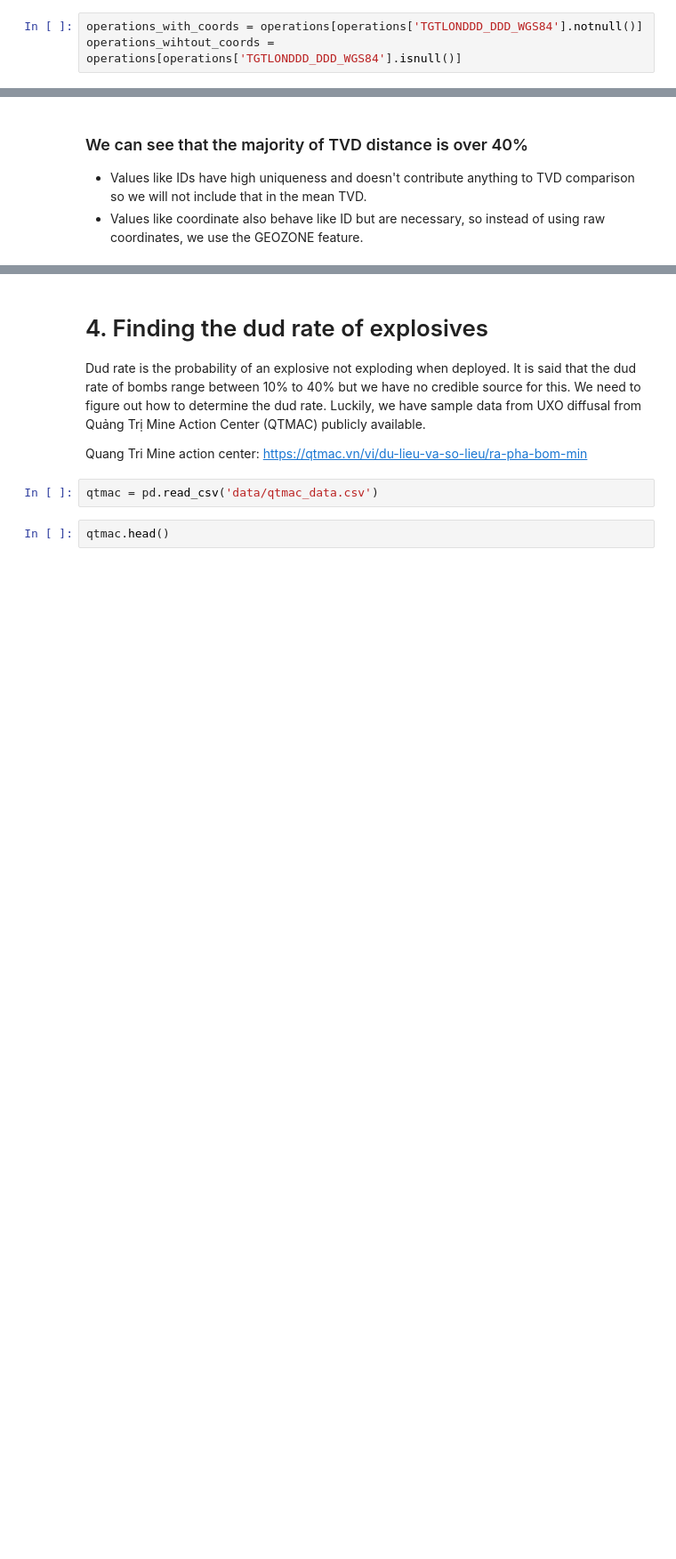
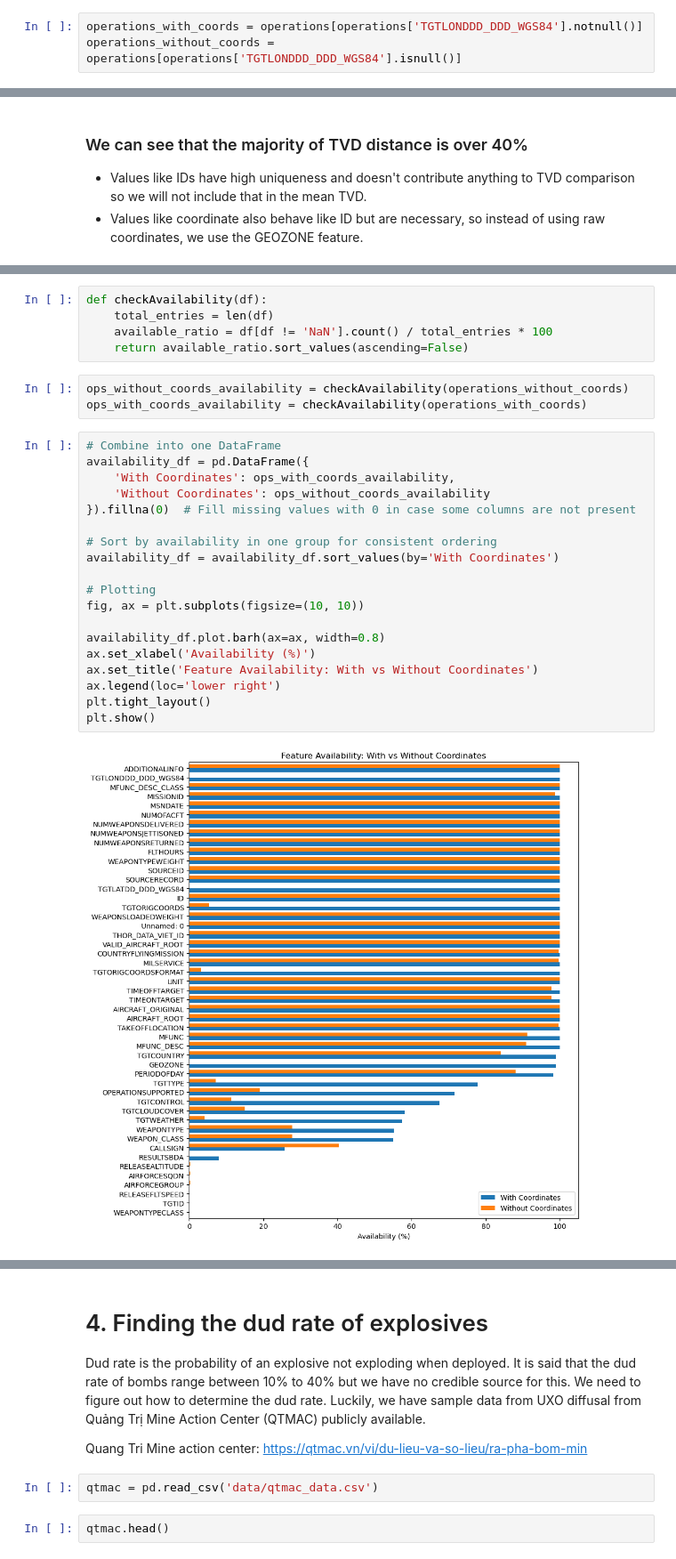
Before and after one commit to TranDuong874/uxo-risk-analysis, a Jupyter notebook: draft.ipynb, the cells around one changed output, grey strips where cells are left out. Shown at 89% size. Cells and saved outputs as stored; diff of their text form; blank space fills up the shorter version.

```diff
--- a/draft.ipynb
+++ b/draft.ipynb
@@ -133,7 +129,7 @@ dtype: float64
 ### We can see that 75% of the samples have  coordinate data, we should investigate why the other 25% samples don't have coordinate data
 # %%
 operations_with_coords = operations[operations['TGTLONDDD_DDD_WGS84'].notnull()]
-operations_wihtout_coords = operations[operations['TGTLONDDD_DDD_WGS84'].isnull()]
+operations_without_coords = operations[operations['TGTLONDDD_DDD_WGS84'].isnull()]
 # %%
 import pandas as pd
 
@@ -189,0 +188,29 @@ The mean TVD score is: 0.5296433245067483
+# %%
+def checkAvailability(df):
+    total_entries = len(df)
+    available_ratio = df[df != 'NaN'].count() / total_entries * 100
+    return available_ratio.sort_values(ascending=False)
+# %%
+ops_without_coords_availability = checkAvailability(operations_without_coords)
+ops_with_coords_availability = checkAvailability(operations_with_coords)
+# %%
+# Combine into one DataFrame
+availability_df = pd.DataFrame({
+    'With Coordinates': ops_with_coords_availability,
+    'Without Coordinates': ops_without_coords_availability
+}).fillna(0)  # Fill missing values with 0 in case some columns are not present
+
+# Sort by availability in one group for consistent ordering
+availability_df = availability_df.sort_values(by='With Coordinates')
+
+# Plotting
+fig, ax = plt.subplots(figsize=(10, 10))
+
+availability_df.plot.barh(ax=ax, width=0.8)
+ax.set_xlabel('Availability (%)')
+ax.set_title('Feature Availability: With vs Without Coordinates')
+ax.legend(loc='lower right')
+plt.tight_layout()
+plt.show()
+# %% [output]
+[figure, added]
```
Also changed, not shown: parts of 41 cells of this notebook, 4 other files.
